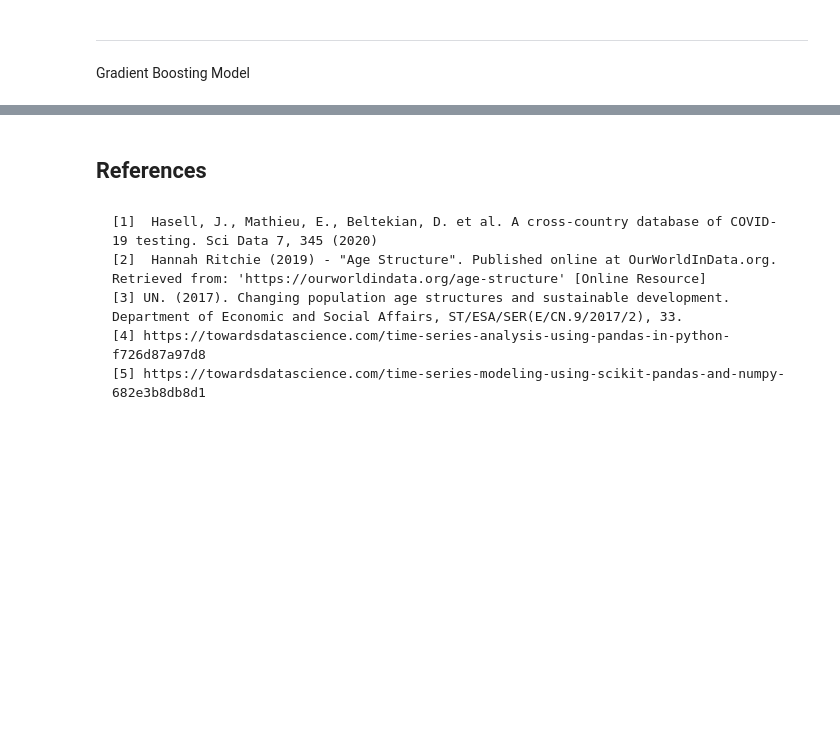
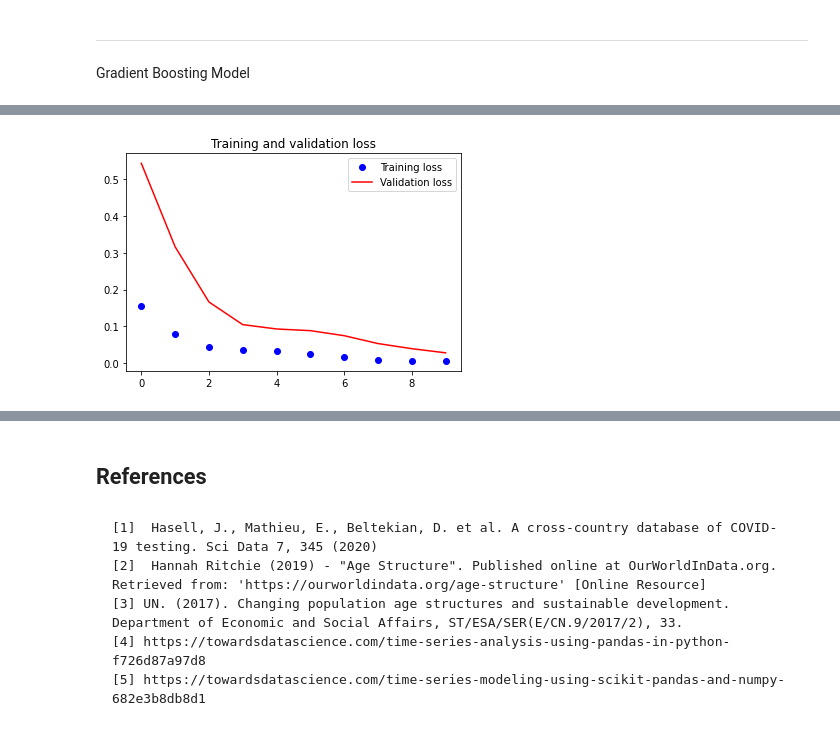
Before and after one commit to martinsM17/Covid19_Testing_Data, a Jupyter notebook: pipeline_analysis.ipynb, the cells around one changed output, grey strips where cells are left out. Cells and saved outputs as stored; diff of their text form; code cells hidden in the pictures; blank space fills up the shorter version.

```diff
--- a/pipeline_analysis.ipynb
+++ b/pipeline_analysis.ipynb
@@ -2700,0 +3170,16 @@ plt.plot(Malawi.index[-y_true.size:], y_pred, color='orange')
+# %%
+Australia = normalize_data[normalize_data['location'] == 'Australia']
+
+Australia = Australia[['total_cases_per_million', 'new_cases_smoothed_per_million', 'total_deaths_per_million',
+                       'new_deaths_smoothed_per_million', 'reproduction_rate', 'icu_patients_per_million',
+                       'hosp_patients_per_million', 'weekly_icu_admissions_per_million',
+                       'weekly_hosp_admissions_per_million', 'total_tests_per_thousand',
+                       'positive_rate', 'tests_per_case', 'stringency_index', 'population_density', 'median_age',
+                       'aged_65_older', 'aged_70_older', 'gdp_per_capita', 'extreme_poverty',
+                       'hospital_beds_per_thousand', 'life_expectancy', 'human_development_index',
+                       'new_tests_smoothed_per_thousand']]
+# %%
+from sklearn.preprocessing import MinMaxScaler
+
+scaler = MinMaxScaler(feature_range=(0, 1))
+df_scaled = scaler.fit_transform(Australia.values)
@@ -2700,0 +3227,12 @@ plt.plot(Malawi.index[-y_true.size:], y_pred, color='orange')
+# %%
+from keras.layers import Dropout
+from keras.optimizers import Adam
+
+model = Sequential()
+model.add(LSTM(25, activation='selu', return_sequences=True, input_shape=(n_input_steps, X_train.shape[2])))
+model.add(GRU(25, activation='selu', dropout = 0.2))
+#model.add(GRU(25, activation='sigmoid', dropout = 0.2))
+model.add(Dense(1))
+model.compile(metrics=[metrics.RootMeanSquaredError()], optimizer='adam', loss='mse')
+
+model.summary()
@@ -2700,0 +3254,2 @@ plt.plot(Malawi.index[-y_true.size:], y_pred, color='orange')
+# %%
+history = model.fit(X_train, y_train, shuffle=True, epochs = 10, validation_split=0.2, verbose=1, batch_size=20)
@@ -2700,0 +3277,16 @@ plt.plot(Malawi.index[-y_true.size:], y_pred, color='orange')
+# %%
+loss = history.history['loss']
+val_loss = history.history['val_loss']
+
+epochs = range(len(loss))
+
+plt.figure()
+
+plt.plot(epochs, loss, 'bo', label='Training loss')
+plt.plot(epochs, val_loss, 'r', label='Validation loss')
+plt.title('Training and validation loss')
+plt.legend()
+
+plt.show()
+# %% [output]
+[figure, added]
```
Also changed, not shown: parts of 126 cells of this notebook.
